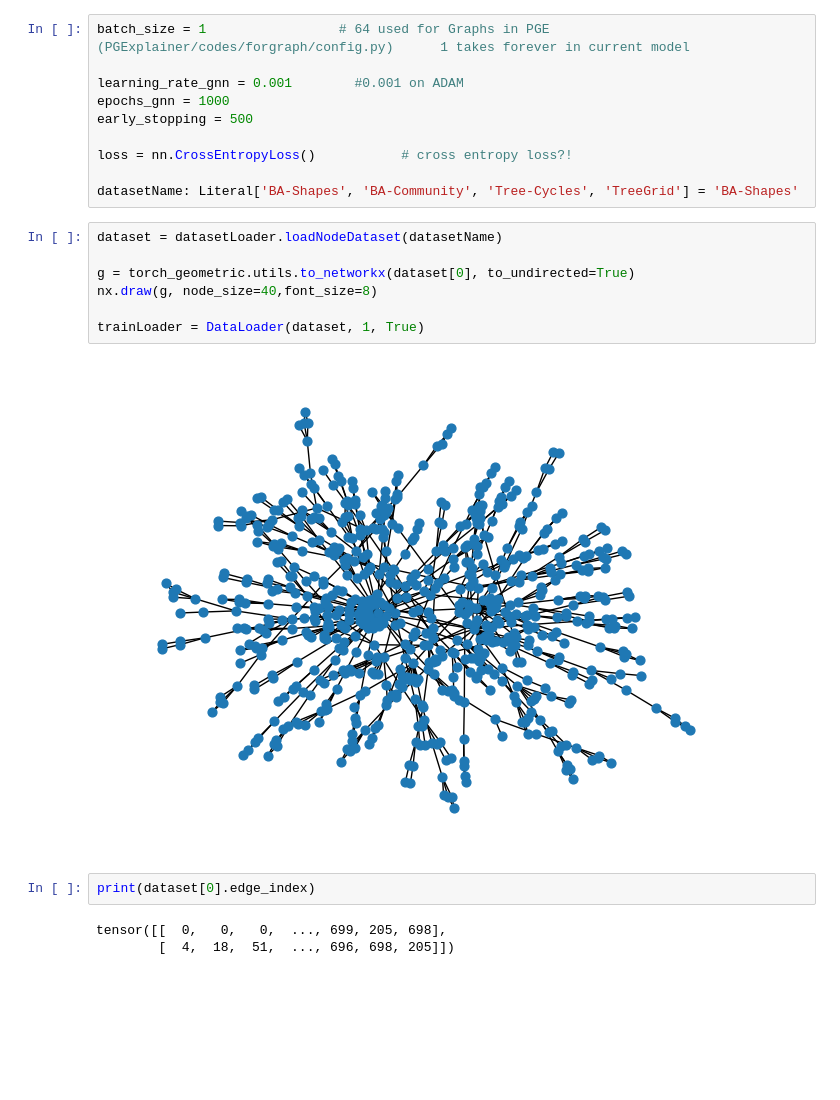
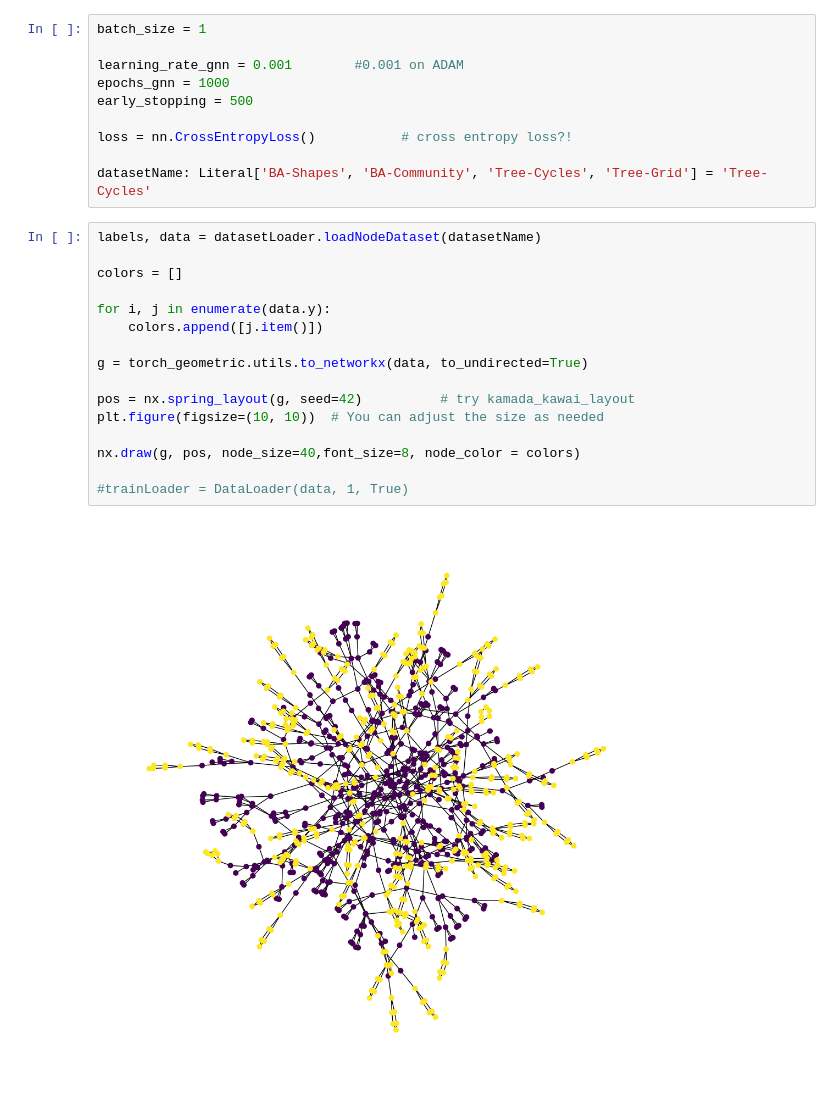
Before and after one commit to TrstnSch/BT-ML-PGESAT, a Jupyter notebook: code/PGExplainer/train_NodeGNN.ipynb, the cells around one changed output. Cells and saved outputs as stored; diff of their text form; blank space fills up the shorter version.

Commit message:
ADD: Node classification

```diff
--- a/code/PGExplainer/train_NodeGNN.ipynb
+++ b/code/PGExplainer/train_NodeGNN.ipynb
@@ -18,7 +22,7 @@ importlib.reload(evaluation)
 # %% [output]
 <module 'evaluation' from 'c:\\Users\\trist\\Git_repos\\BT-ML-PGESAT\\code\\PGExplainer\\evaluation.py'>
 # %%
-batch_size = 1                 # 64 used for Graphs in PGE (PGExplainer/codes/forgraph/config.py)      1 takes forever in current model
+batch_size = 1
 
 learning_rate_gnn = 0.001        #0.001 on ADAM
 epochs_gnn = 1000
@@ -26,18 +30,22 @@ early_stopping = 500
 
 loss = nn.CrossEntropyLoss()           # cross entropy loss?!
 
-datasetName: Literal['BA-Shapes', 'BA-Community', 'Tree-Cycles', 'TreeGrid'] = 'BA-Shapes'
+datasetName: Literal['BA-Shapes', 'BA-Community', 'Tree-Cycles', 'Tree-Grid'] = 'Tree-Cycles'
 # %%
-dataset = datasetLoader.loadNodeDataset(datasetName)
+labels, data = datasetLoader.loadNodeDataset(datasetName)
 
-g = torch_geometric.utils.to_networkx(dataset[0], to_undirected=True)
-nx.draw(g, node_size=40,font_size=8)
+colors = []
 
-trainLoader = DataLoader(dataset, 1, True)
+for i, j in enumerate(data.y):
+    colors.append([j.item()])
+
+g = torch_geometric.utils.to_networkx(data, to_undirected=True)
+
+pos = nx.spring_layout(g, seed=42)          # try kamada_kawai_layout
+plt.figure(figsize=(10, 10))  # You can adjust the size as needed
+
+nx.draw(g, pos, node_size=40,font_size=8, node_color = colors)
+
+#trainLoader = DataLoader(data, 1, True)
 # %% [output]
-[figure, old version]
+[figure, new version]
-# %%
-print(dataset[0].edge_index)
-# %% [output]
-tensor([[  0,   0,   0,  ..., 699, 205, 698],
-        [  4,  18,  51,  ..., 696, 698, 205]])
```
Also changed, not shown: parts of 13 cells of this notebook, 3 other files.
